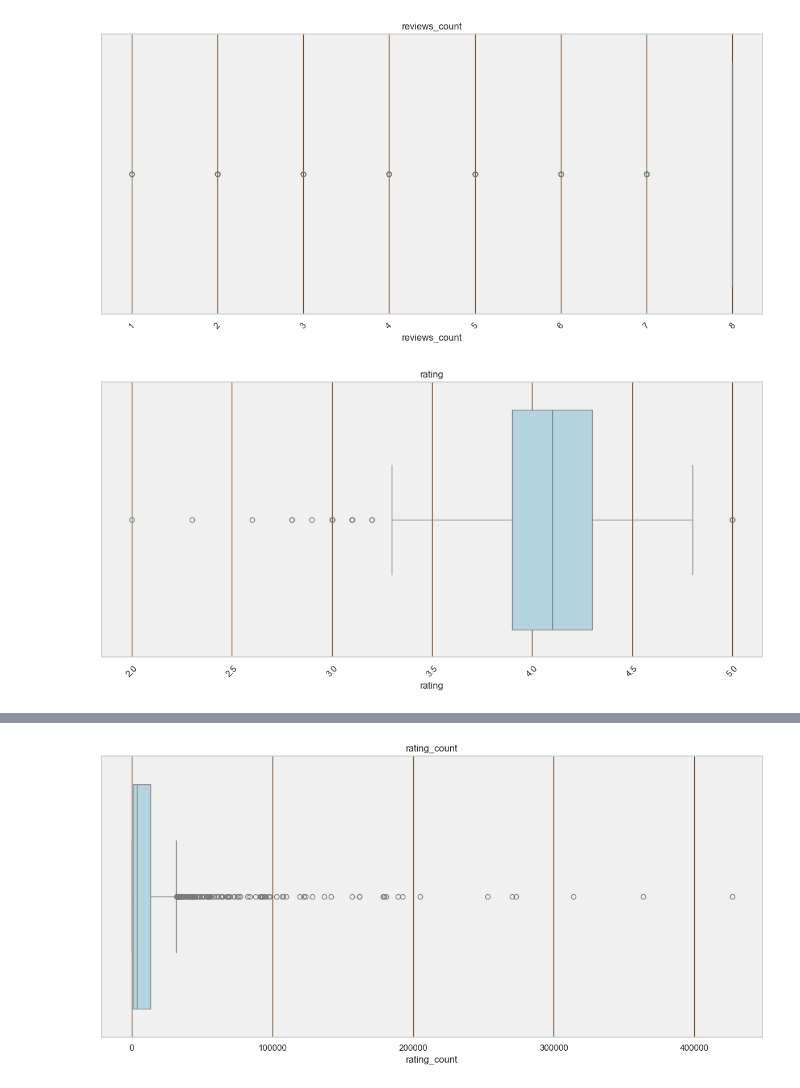
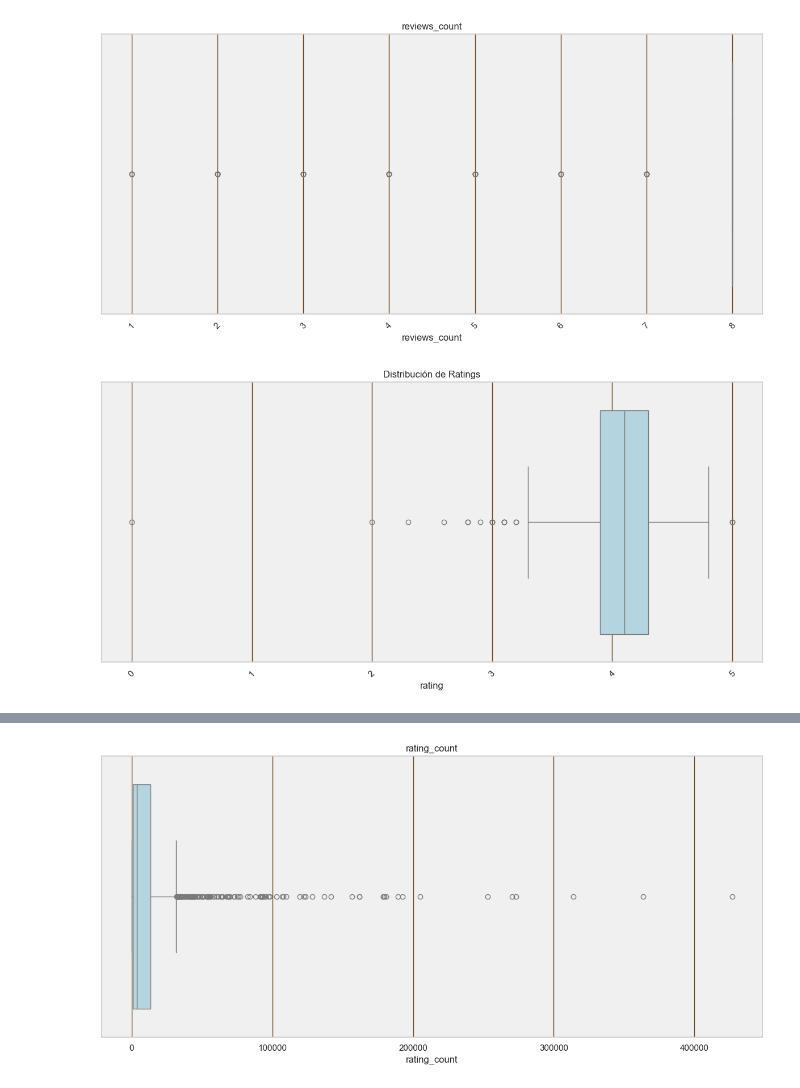
Before and after one commit to osirisberbesia/4DataLab, a Jupyter notebook: exploratorio_datalab.ipynb, the cells around one changed output, grey strips where cells are left out. Cells and saved outputs as stored; diff of their text form; code cells hidden in the pictures.

```diff
--- a/exploratorio_datalab.ipynb
+++ b/exploratorio_datalab.ipynb
@@ -131,12 +197,8 @@ rating_count: 92
 # %%
-import pandas as pd
-import matplotlib.pyplot as plt
-import seaborn as sns
+# Configuración del estilo del gráfico
+sns.set(style="whitegrid", rc={"axes.facecolor": "#f0f0f0", "grid.color": "#704214"})
 
-df_review = pd.read_csv('CSV/amazon_review_clean.csv')
-
-sns.set(style="whitegrid", rc={"axes.facecolor": "#f0f0f0", "grid.color": "#704214"})  # Fondo gris claro y grid sepia
-
+# Creación del boxplot para 'reviews_count'
 plt.figure(figsize=(12, 6))
 sns.boxplot(x=df_review['reviews_count'], color='#ADD8E6')
 plt.title('reviews_count')
@@ -146,26 +208,22 @@ plt.show()
 # %% [output]
 [figure]
 # %%
-import pandas as pd
-import matplotlib.pyplot as plt
-import seaborn as sns
+df_review['rating'] = df_review['rating'].astype(str)
 
-df_review = pd.read_csv('CSV/amazon_review_clean.csv')
-
-# Convertir 'rating' a float usando el punto como separador decimal
+# Reemplazar las comas por puntos y convertir a numérico
 df_review['rating'] = pd.to_numeric(df_review['rating'].str.replace(',', '.', regex=False), errors='coerce')
 
 # Ordenar el DataFrame por 'rating'
 df_review = df_review.sort_values(by='rating')
 
 # Configurar el estilo de los gráficos
 sns.set(style="whitegrid", rc={"axes.facecolor": "#f0f0f0", "grid.color": "#704214"})  # Fondo gris claro y grid sepia
 
 plt.figure(figsize=(12, 6))
 sns.boxplot(x=df_review['rating'], color='#ADD8E6')
-plt.title('rating')
+plt.title('Distribución de Ratings')
 plt.xticks(rotation=45)
 plt.tight_layout()
 plt.show()
 # %% [output]
-[figure, old version]
+[figure, new version]
```
Also changed, not shown: parts of 30 cells of this notebook, 5 other files.
